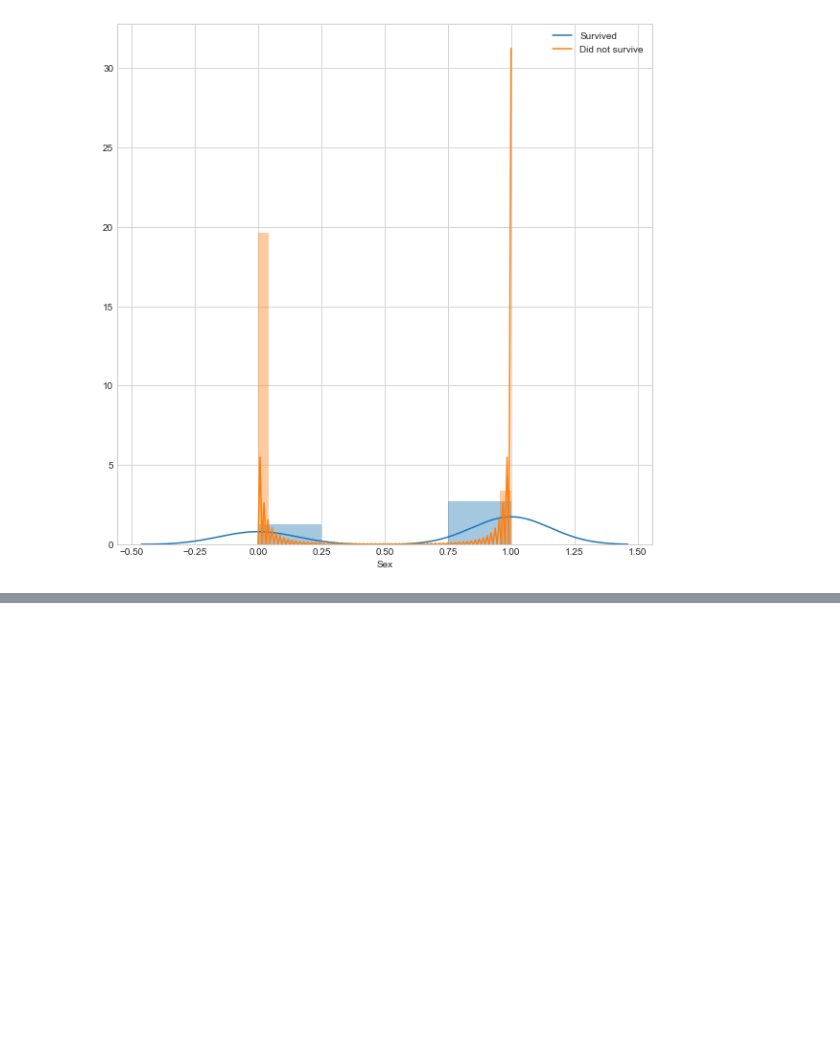
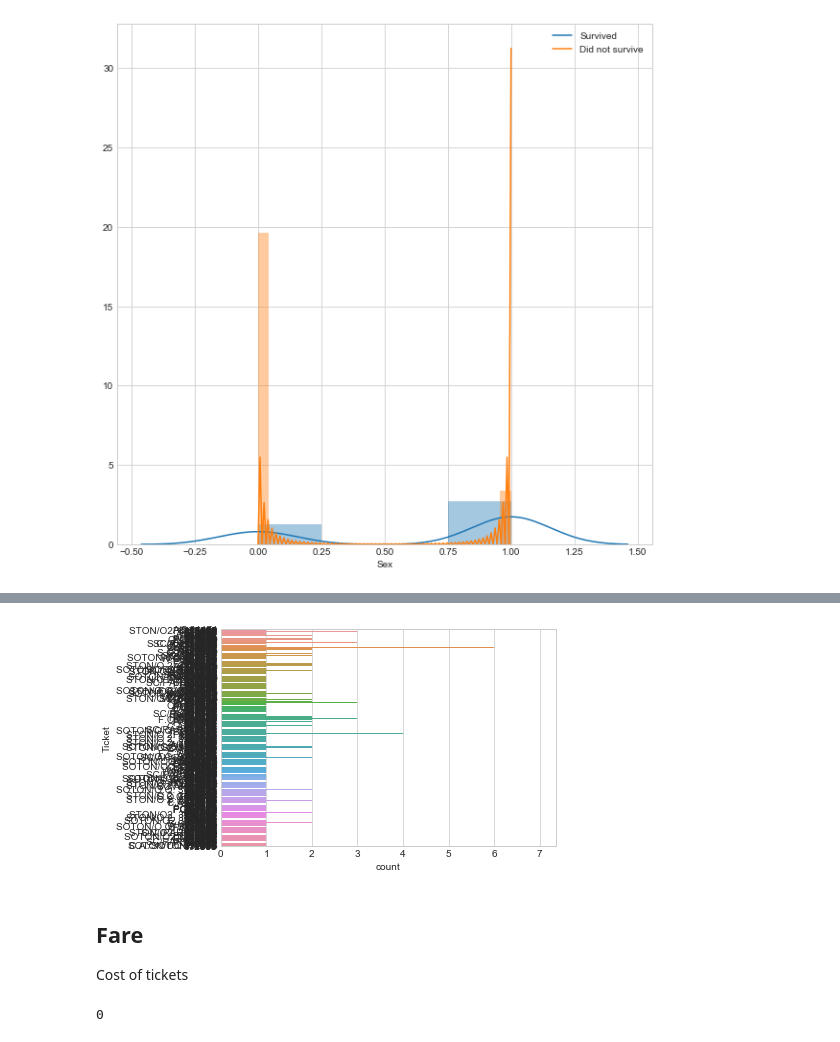
Before and after one commit to ethantilley/Kaggle-Titanic, a Jupyter notebook: Titanic-Survival-Predictor.ipynb, the cells around one changed output, grey strips where cells are left out. Drawn from its saved outputs; the diff is of its cells as text; code cells hidden in the pictures; blank space fills up the shorter version.

```diff
--- a/Titanic-Survival-Predictor.ipynb
+++ b/Titanic-Survival-Predictor.ipynb
@@ -127,0 +229,13 @@ seaborn.distplot(df_bin.loc[df_bin['Survived'] == 0]['Sex'], kde_kws={'label': '
+# %%
+# How many kinds of ticket are there?
+seaborn.countplot(y="Ticket", data=train);
+# %% [output]
+[figure, added]
+# %% [markdown]
+## Fare
+Cost of tickets
+# %%
+# How many missing data in the Fare variable?
+train.Fare.isnull().sum()
+# %% [output]
+0
```
Also changed, not shown: parts of 46 cells of this notebook.
